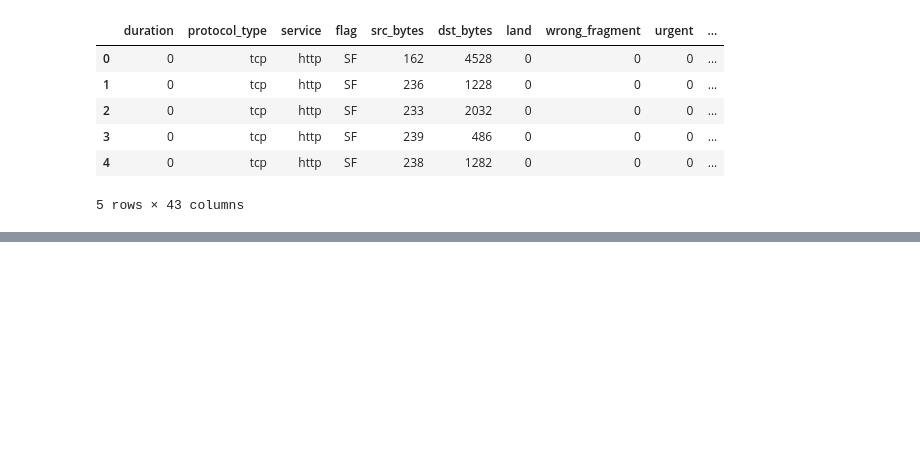
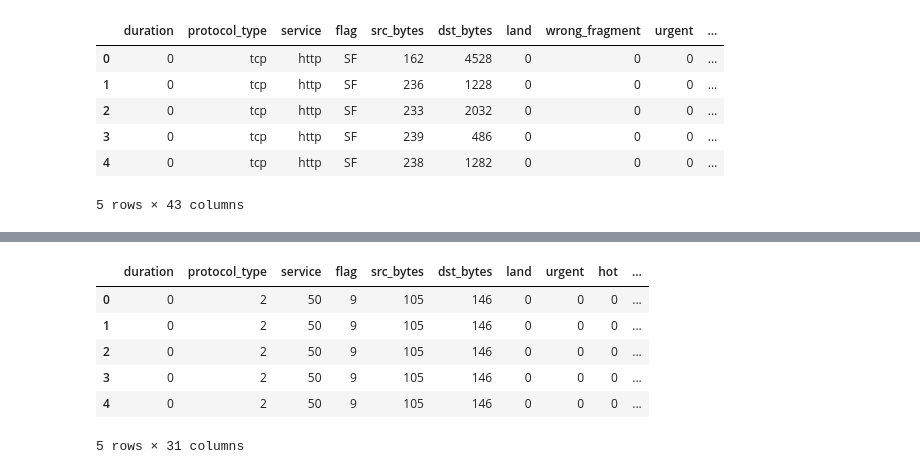
Before and after one commit to SPraveenKumar-spk/Anomaly_Detection, a Jupyter notebook: fs.ipynb, the cells around one changed output, grey strips where cells are left out. Drawn from its saved outputs; the diff is of its cells as text; code cells hidden in the pictures; blank space fills up the shorter version.

```diff
--- a/fs.ipynb
+++ b/fs.ipynb
@@ -126,0 +183,35 @@ KeyboardInterrupt: ignored
+# %%
+col_names=['duration', 'protocol_type', 'service', 'flag', 'src_bytes', 'dst_bytes', 'land',
+                'wrong_fragment', 'urgent', 'hot', 'num_failed_logins', 'logged_in', 'num_compromised',
+                'root_shell', 'su_attempted', 'num_root', 'num_file_creations', 'num_shells',
+                'num_access_files', 'num_outbound_cmds', 'is_host_login', 'is_guest_login', 'count',
+                'srv_count', 'serror_rate', 'srv_serror_rate', 'rerror_rate', 'srv_rerror_rate',
+                'same_srv_rate', 'diff_srv_rate', 'srv_diff_host_rate', 'dst_host_count',
+                'dst_host_srv_count', 'dst_host_same_srv_rate', 'dst_host_diff_srv_rate',
+                'dst_host_same_src_port_rate', 'dst_host_srv_diff_host_rate', 'dst_host_serror_rate',
+                'dst_host_srv_serror_rate', 'dst_host_rerror_rate', 'dst_host_srv_rerror_rate']
+test.columns=col_names
+# %%
+
+
+
+
+test['service']=encoder.fit_transform(test['service'])
+test['protocol_type']=encoder.fit_transform(test['protocol_type'])
+test['flag']=encoder.fit_transform(test['flag'])
+# %%
+col_drop=['count','srv_count','serror_rate','dst_host_same_src_port_rate','dst_host_count']
+test=test.drop(col_drop,axis=1)
+# %%
+col_drop1=['num_outbound_cmds','dst_host_serror_rate','dst_host_srv_serror_rate','wrong_fragment','srv_serror_rate']
+test=test.drop(col_drop1,axis=1)
+# %%
+test.head()
+# %% [output]
+|  | duration | protocol_type | service | flag | src_bytes | dst_bytes | land | urgent | hot | ... |
+| 0 | 0 | 2 | 50 | 9 | 105 | 146 | 0 | 0 | 0 | ... |
+| 1 | 0 | 2 | 50 | 9 | 105 | 146 | 0 | 0 | 0 | ... |
+| 2 | 0 | 2 | 50 | 9 | 105 | 146 | 0 | 0 | 0 | ... |
+| 3 | 0 | 2 | 50 | 9 | 105 | 146 | 0 | 0 | 0 | ... |
+| 4 | 0 | 2 | 50 | 9 | 105 | 146 | 0 | 0 | 0 | ... |
+5 rows × 31 columns
```
Also changed, not shown: parts of 8 cells of this notebook.
